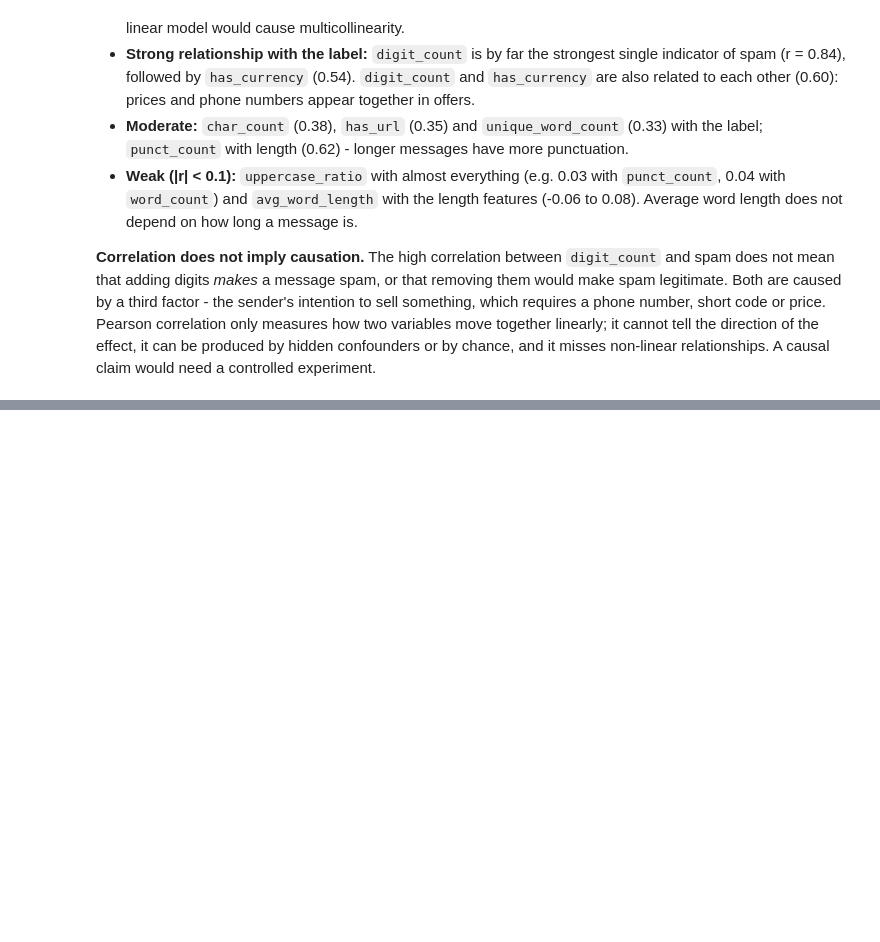
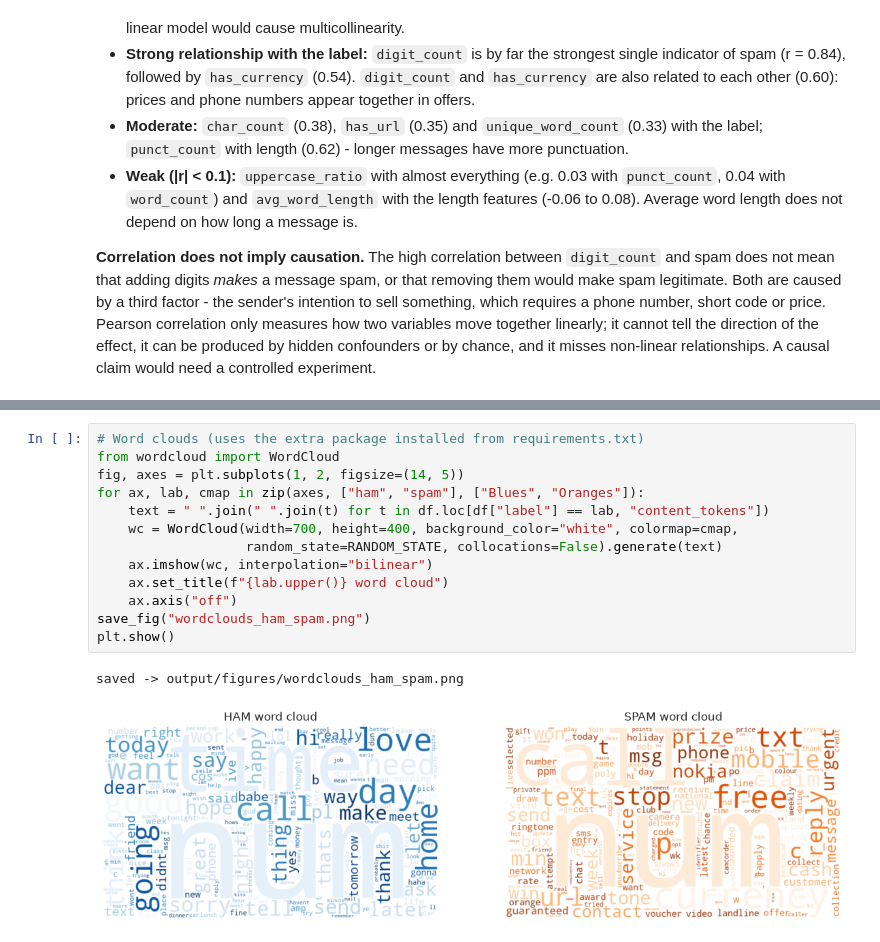
Before and after one commit to ahmeddshaban/bd-a1, a Jupyter notebook: notebook/analysis.ipynb, the cells around one changed output, grey strips where cells are left out. Cells and saved outputs as stored; diff of their text form; blank space fills up the shorter version.

```diff
--- a/notebook/analysis.ipynb
+++ b/notebook/analysis.ipynb
@@ -587,0 +783,16 @@ relationships. A causal claim would need a controlled experiment.
+# %%
+# Word clouds (uses the extra package installed from requirements.txt)
+from wordcloud import WordCloud
+fig, axes = plt.subplots(1, 2, figsize=(14, 5))
+for ax, lab, cmap in zip(axes, ["ham", "spam"], ["Blues", "Oranges"]):
+    text = " ".join(" ".join(t) for t in df.loc[df["label"] == lab, "content_tokens"])
+    wc = WordCloud(width=700, height=400, background_color="white", colormap=cmap,
+                   random_state=RANDOM_STATE, collocations=False).generate(text)
+    ax.imshow(wc, interpolation="bilinear")
+    ax.set_title(f"{lab.upper()} word cloud")
+    ax.axis("off")
+save_fig("wordclouds_ham_spam.png")
+plt.show()
+# %% [output]
+saved -> output/figures/wordclouds_ham_spam.png
+[figure, added]
```
Also changed, not shown: parts of 16 cells of this notebook.
